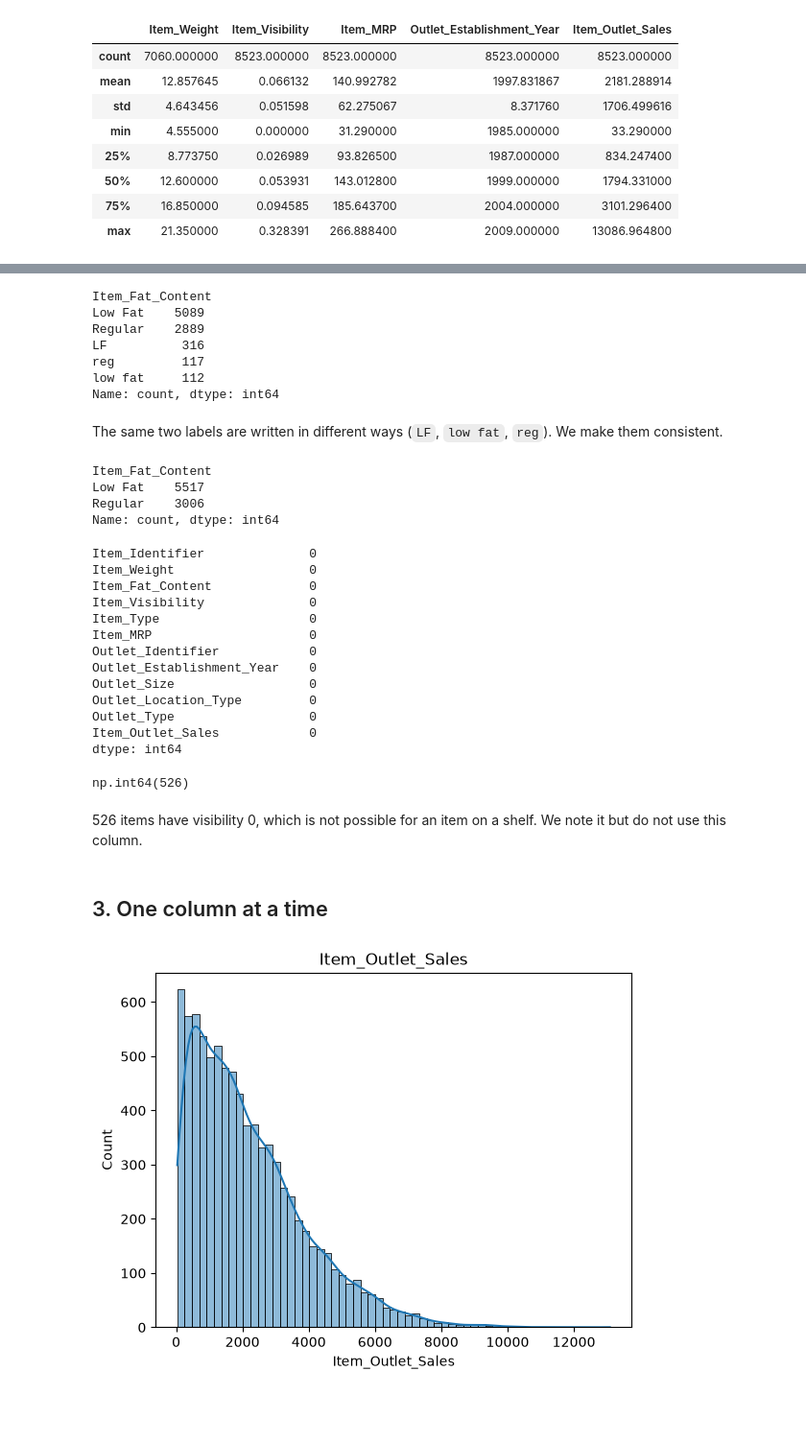
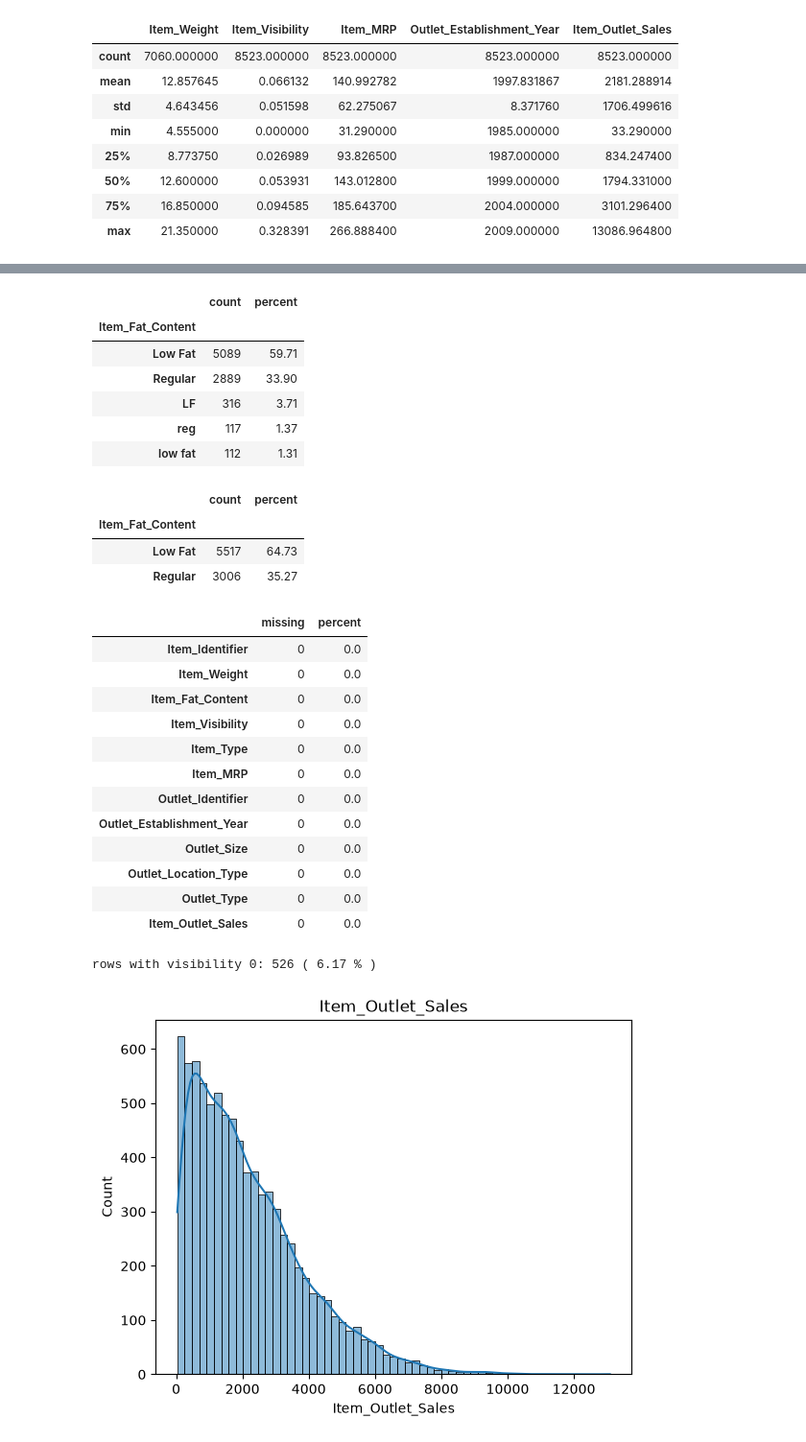
Before and after one commit to advikdivekar/statsmart, a Jupyter notebook: notebooks/01_eda.ipynb, the cells around one changed output, grey strips where cells are left out. Shown at 96% size. Drawn from its saved outputs; the diff is of its cells as text; code cells hidden in the pictures; blank space fills up the shorter version.

```diff
--- a/notebooks/01_eda.ipynb
+++ b/notebooks/01_eda.ipynb
@@ -85,47 +106,50 @@ Two columns have missing values: `Item_Weight` (1463) and `Outlet_Size` (2410).
 # %%
-df['Item_Fat_Content'].value_counts()
+# 2. Cleaning
+
+counts_table(df['Item_Fat_Content'])
 # %% [output]
-Item_Fat_Content
-Low Fat    5089
-Regular    2889
-LF          316
-reg         117
-low fat     112
-Name: count, dtype: int64
+|  | count | percent |
+| Item_Fat_Content |  |  |
+| Low Fat | 5089 | 59.71 |
+| Regular | 2889 | 33.90 |
+| LF | 316 | 3.71 |
+| reg | 117 | 1.37 |
+| low fat | 112 | 1.31 |
-# %% [markdown]
-The same two labels are written in different ways (`LF`, `low fat`, `reg`). We make them consistent.
 # %%
+# The same two labels are written in different ways (LF, low fat, reg). We make them
+# consistent.
+
 df['Item_Fat_Content'] = df['Item_Fat_Content'].replace({'LF': 'Low Fat', 'low fat': 'Low Fat', 'reg': 'Regular'})
-df['Item_Fat_Content'].value_counts()
+counts_table(df['Item_Fat_Content'])
 # %% [output]
-Item_Fat_Content
-Low Fat    5517
-Regular    3006
-Name: count, dtype: int64
+|  | count | percent |
+| Item_Fat_Content |  |  |
+| Low Fat | 5517 | 64.73 |
+| Regular | 3006 | 35.27 |
 # %%
 df['Item_Weight'] = df['Item_Weight'].fillna(df['Item_Weight'].mean())
 df['Outlet_Size'] = df['Outlet_Size'].fillna(df['Outlet_Size'].mode()[0])
-df.isnull().sum()
+missing_table(df)
 # %% [output]
-Item_Identifier              0
-Item_Weight                  0
-Item_Fat_Content             0
-Item_Visibility              0
-Item_Type                    0
-Item_MRP                     0
-Outlet_Identifier            0
-Outlet_Establishment_Year    0
-Outlet_Size                  0
-Outlet_Location_Type         0
-Outlet_Type                  0
-Item_Outlet_Sales            0
-dtype: int64
+|  | missing | percent |
+| Item_Identifier | 0 | 0.0 |
+| Item_Weight | 0 | 0.0 |
+| Item_Fat_Content | 0 | 0.0 |
+| Item_Visibility | 0 | 0.0 |
+| Item_Type | 0 | 0.0 |
+| Item_MRP | 0 | 0.0 |
+| Outlet_Identifier | 0 | 0.0 |
+| Outlet_Establishment_Year | 0 | 0.0 |
+| Outlet_Size | 0 | 0.0 |
+| Outlet_Location_Type | 0 | 0.0 |
+| Outlet_Type | 0 | 0.0 |
+| Item_Outlet_Sales | 0 | 0.0 |
 # %%
-(df['Item_Visibility'] == 0).sum()
+zeros = (df['Item_Visibility'] == 0).sum()
+print('rows with visibility 0:', zeros, '(', round(zeros / len(df) * 100, 2), '% )')
+
+# 526 items (6.17% of rows) have visibility 0, which is not possible for an item on a shelf.
+# We note it but do not use this column.
 # %% [output]
-np.int64(526)
+rows with visibility 0: 526 ( 6.17 % )
-# %% [markdown]
-526 items have visibility 0, which is not possible for an item on a shelf. We note it but do not use this column.
-# %% [markdown]
-## 3. One column at a time
 # %%
```
Also changed, not shown: parts of 43 cells of this notebook.
